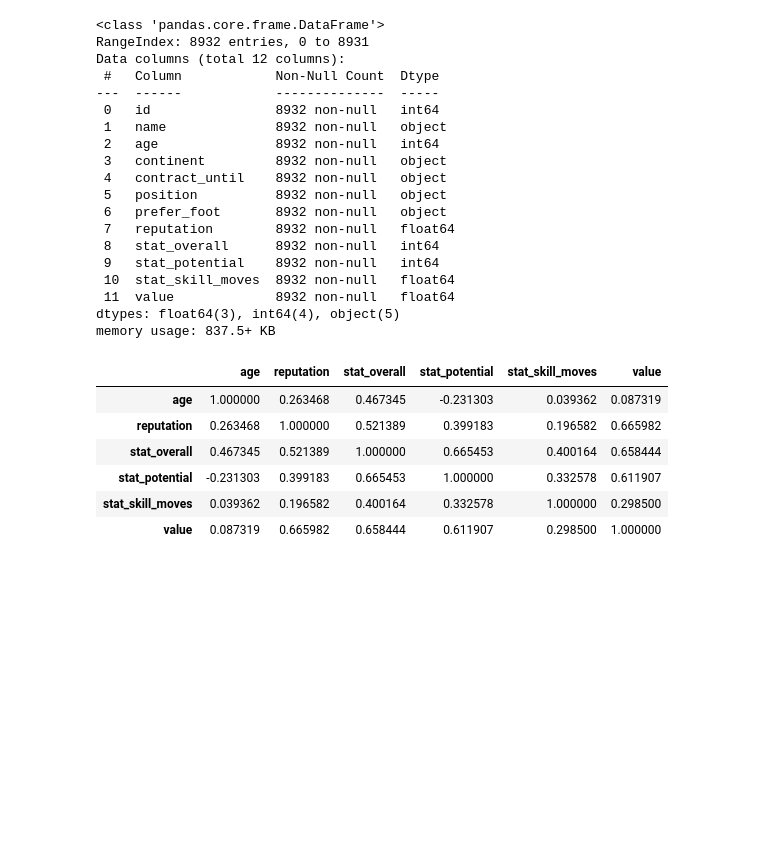
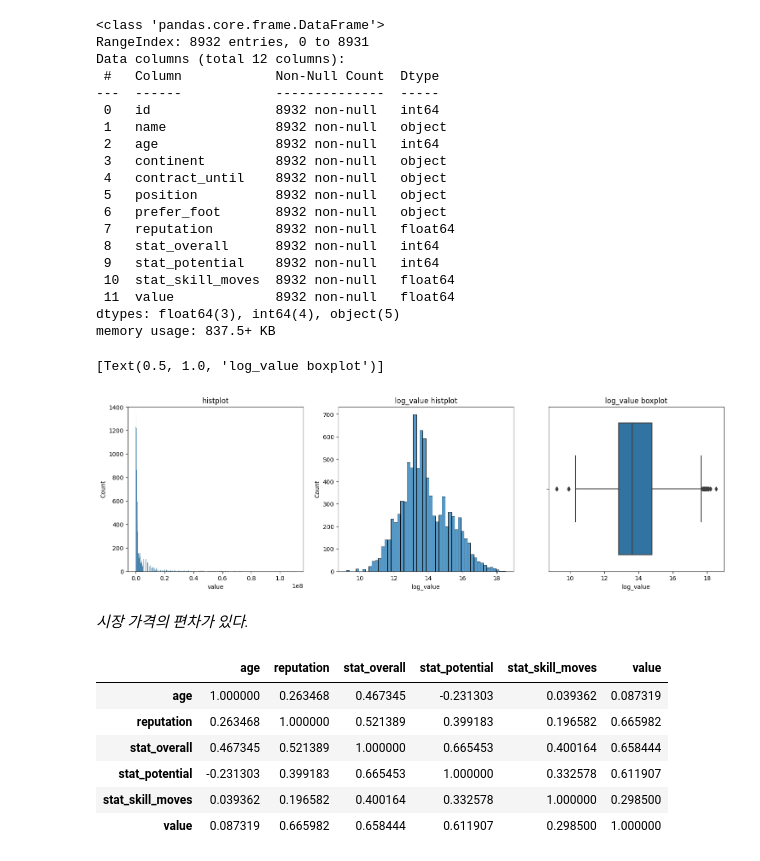
Before and after one commit to DataAnalysis-python/soccer-FIFA, a Jupyter notebook: 이적료_모델링.ipynb, the cells around one changed output. Cells and saved outputs as stored; diff of their text form; code cells hidden in the pictures; blank space fills up the shorter version.

```diff
--- a/이적료_모델링.ipynb
+++ b/이적료_모델링.ipynb
@@ -69,6 +59,27 @@ Data columns (total 12 columns):
  11  value             8932 non-null   float64
 dtypes: float64(3), int64(4), object(5)
 memory usage: 837.5+ KB
+# %%
+f , axes = plt.subplots(1,3)
+axes = axes.flatten()
+f.set_size_inches(18,5)
+
+# 이적료에 log
+train["log_value"] = np.log(train["value"])
+
+sns.histplot(x="value", data=train, ax=axes[0])
+axes[0].set(title = "histplot")
+#로그변환
+sns.histplot(x="log_value", data=train, ax=axes[1])
+axes[1].set(title = "log_value histplot")
+# 이상치 확인
+sns.boxplot(x="log_value", data=train, ax=axes[2])
+axes[2].set(title = "log_value boxplot")
+# %% [output]
+[Text(0.5, 1.0, 'log_value boxplot')]
+[figure, added]
+# %% [markdown]
+*시장 가격의 편차가 있다.*
 # %%
  # 필요없는 데이터 삭제
 
```
Also changed, not shown: parts of 13 cells of this notebook.
